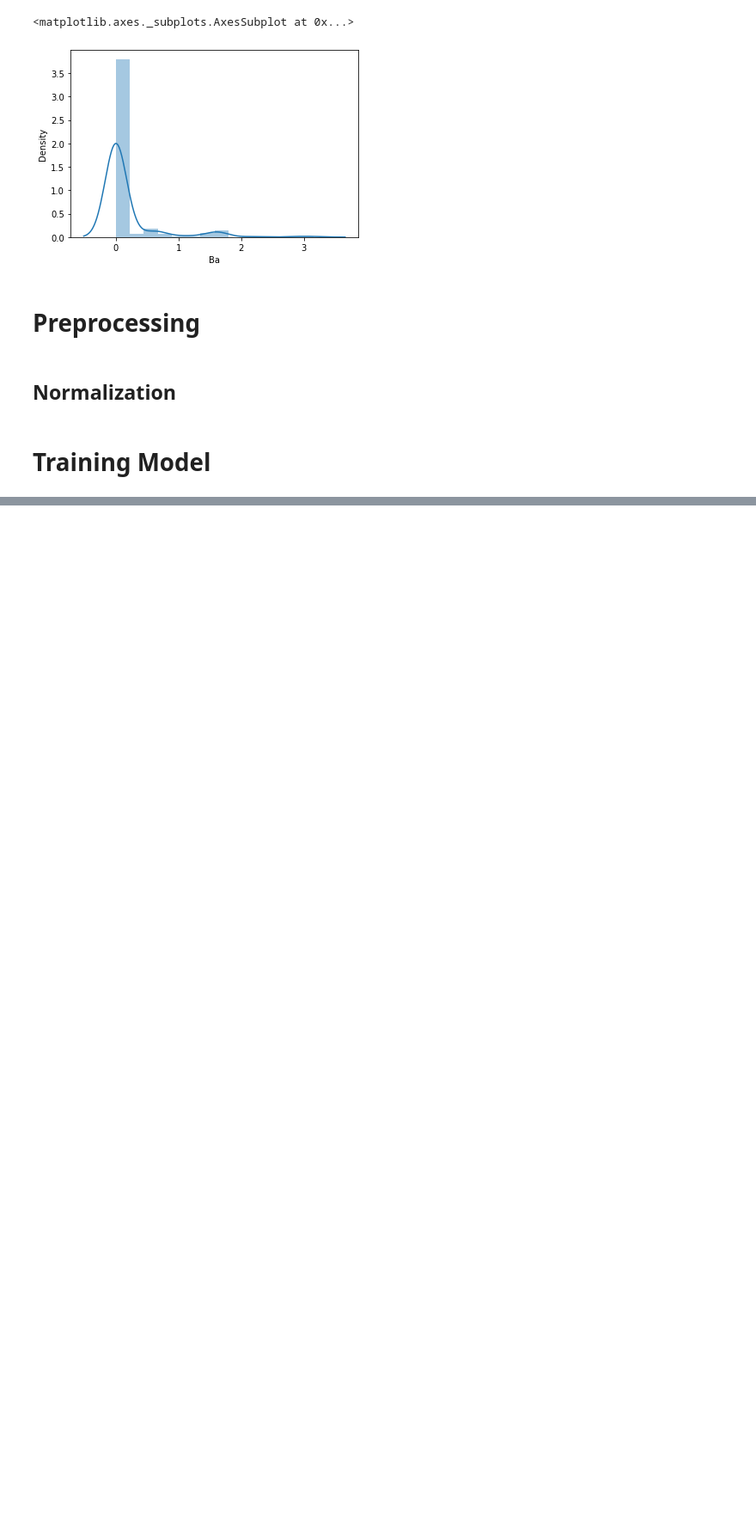
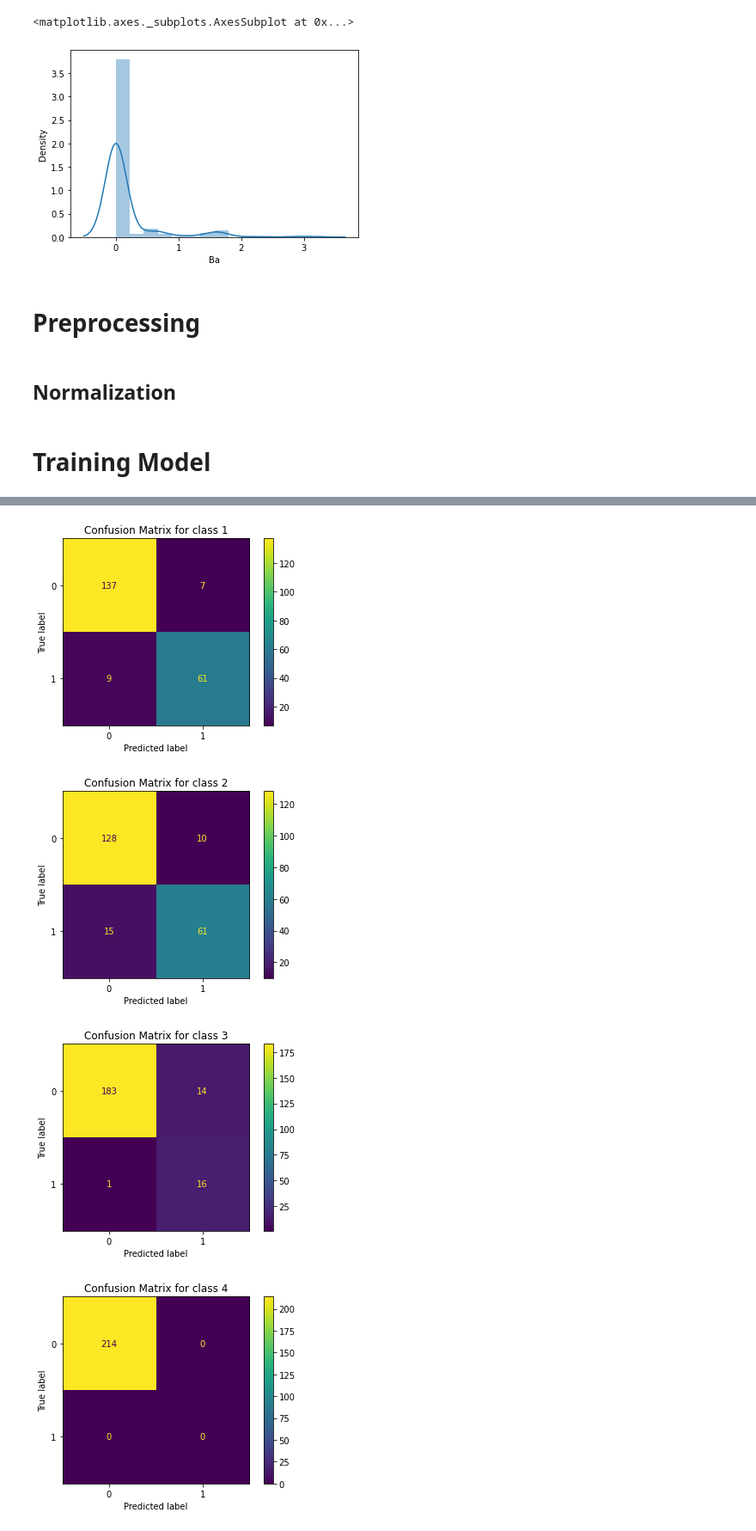
Before and after one commit to pemba007/glass-ml, a Jupyter notebook: index.ipynb, the cells around one changed output, grey strips where cells are left out. Shown at 86% size. Cells and saved outputs as stored; diff of their text form; code cells hidden in the pictures; blank space fills up the shorter version.

```diff
--- a/index.ipynb
+++ b/index.ipynb
@@ -94,0 +97,9 @@ df = Normalizer().fit_transform(df)
+# %%
+from sklearn.svm import SVC
+from sklearn.model_selection import GridSearchCV
+
+parameters = {'kernel':('linear', 'rbf'), 'C':range(20), 'degree' : range(10)}
+svc = SVC()
+clf = GridSearchCV(svc, parameters, n_jobs=-1, cv=5)
+clf.fit(df, y)
+print("best parameter is " ,clf.best_params_)
@@ -241,0 +232,22 @@ TPR {0: array([nan, nan, nan]), 1: array([nan, nan, nan]), 2: array([nan, nan, n
+# %%
+cm = multilabel_confusion_matrix(actual_classes, predicted_classes, labels= range(1,8))
+
+res = []
+
+for l in range(7):
+    x = cm[l]
+    tn, fp = x[0]
+    fn, tp = x[1]
+    sensitivity = tp / (tp + fn)
+    specificity = tn / (tn + fp)
+    precision = tp / (tp + fp)
+    f1 = (2 * precision * sensitivity) / (precision + sensitivity)
+
+    res.append([l+1,sensitivity, specificity, f1])
+
+frame = pd.DataFrame(res, columns = ['Class','Sensitivity(Recall)','Specificity', 'F1 score'])
+
+frame['F1 score'] = frame['F1 score'].fillna(0)
+
+total_accuracy = accuracy_score(actual_classes, predicted_classes)
+print("The total accuracy is", total_accuracy)
@@ -241,0 +269,12 @@ TPR {0: array([nan, nan, nan]), 1: array([nan, nan, nan]), 2: array([nan, nan, n
+# %%
+from sklearn.metrics import ConfusionMatrixDisplay
+
+for x in range(7):
+  cm_display = ConfusionMatrixDisplay(cm[x]).plot()
+  plt.title(f"Confusion Matrix for class {x+1}")
+  plt.show()
+# %% [output]
+[figure, added]
+[figure, added]
+[figure, added]
+[figure, added]
```
Also changed, not shown: parts of 7 cells of this notebook.
